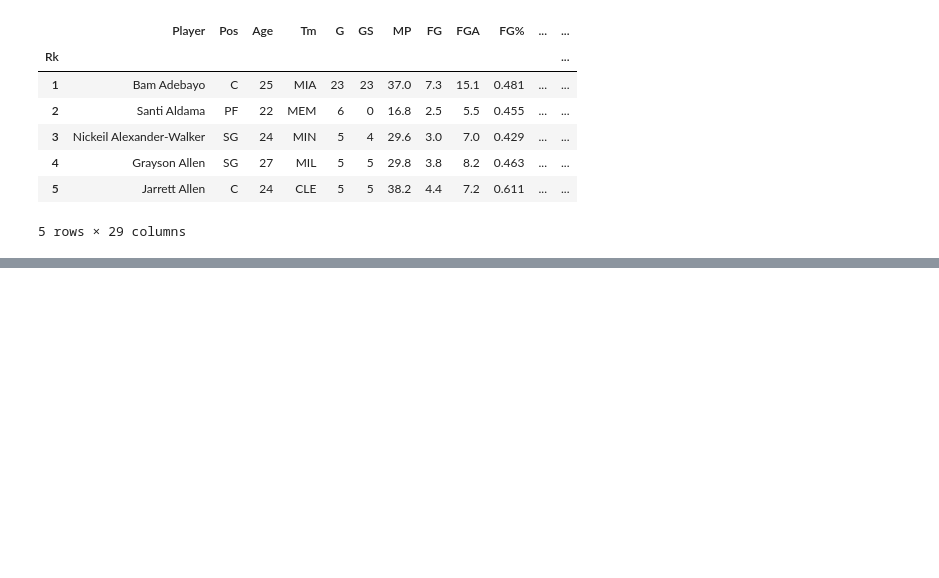
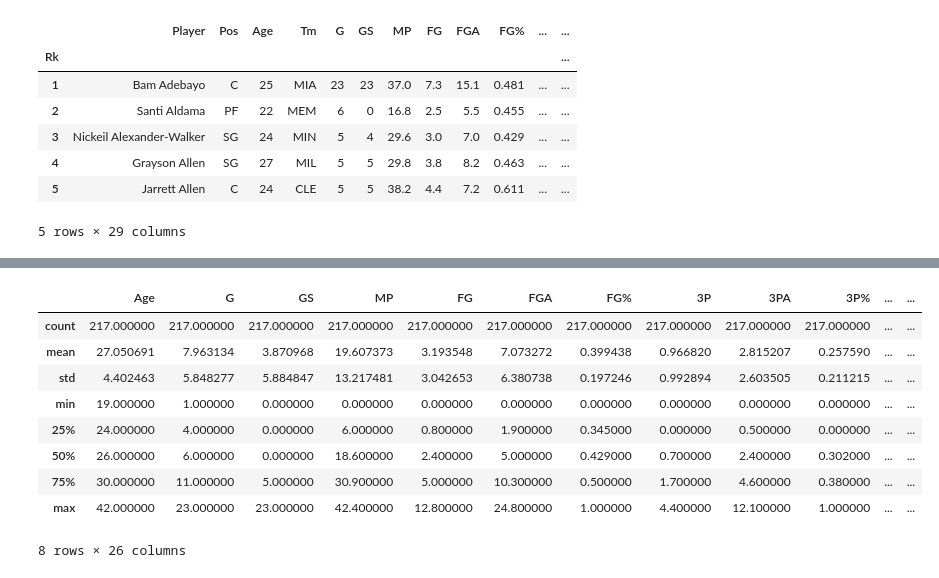
Before and after one commit to Pedrohnd77/data-import-and-cleaning, a Jupyter notebook: code/notebook_eda.ipynb, the cells around one changed output, grey strips where cells are left out. Drawn from its saved outputs; the diff is of its cells as text; code cells hidden in the pictures; blank space fills up the shorter version.

```diff
--- a/code/notebook_eda.ipynb
+++ b/code/notebook_eda.ipynb
@@ -30,5 +90,6 @@ stats_regular.head(5)
 # %%
-stats_playoffs.head(5)
+df_stats_playoffs = stats_playoffs
+df_stats_playoffs.head(5)
 # %% [output]
 |  | Player | Pos | Age | Tm | G | GS | MP | FG | FGA | FG% | ... | ... |
 | Rk |  |  |  |  |  |  |  |  |  |  |  | ... |
@@ -64,0 +122,13 @@ stats_playoffs.iloc[:, :16].describe()
+# %%
+df_stats_playoffs.describe()
+# %% [output]
+|  | Age | G | GS | MP | FG | FGA | FG% | 3P | 3PA | 3P% | ... | ... |
+| count | 217.000000 | 217.000000 | 217.000000 | 217.000000 | 217.000000 | 217.000000 | 217.000000 | 217.000000 | 217.000000 | 217.000000 | ... | ... |
+| mean | 27.050691 | 7.963134 | 3.870968 | 19.607373 | 3.193548 | 7.073272 | 0.399438 | 0.966820 | 2.815207 | 0.257590 | ... | ... |
+| std | 4.402463 | 5.848277 | 5.884847 | 13.217481 | 3.042653 | 6.380738 | 0.197246 | 0.992894 | 2.603505 | 0.211215 | ... | ... |
+| min | 19.000000 | 1.000000 | 0.000000 | 0.000000 | 0.000000 | 0.000000 | 0.000000 | 0.000000 | 0.000000 | 0.000000 | ... | ... |
+| 25% | 24.000000 | 4.000000 | 0.000000 | 6.000000 | 0.800000 | 1.900000 | 0.345000 | 0.000000 | 0.500000 | 0.000000 | ... | ... |
+| 50% | 26.000000 | 6.000000 | 0.000000 | 18.600000 | 2.400000 | 5.000000 | 0.429000 | 0.700000 | 2.400000 | 0.302000 | ... | ... |
+| 75% | 30.000000 | 11.000000 | 5.000000 | 30.900000 | 5.000000 | 10.300000 | 0.500000 | 1.700000 | 4.600000 | 0.380000 | ... | ... |
+| max | 42.000000 | 23.000000 | 23.000000 | 42.400000 | 12.800000 | 24.800000 | 1.000000 | 4.400000 | 12.100000 | 1.000000 | ... | ... |
+8 rows × 26 columns
```
Also changed, not shown: parts of 27 cells of this notebook, 1 other file.
